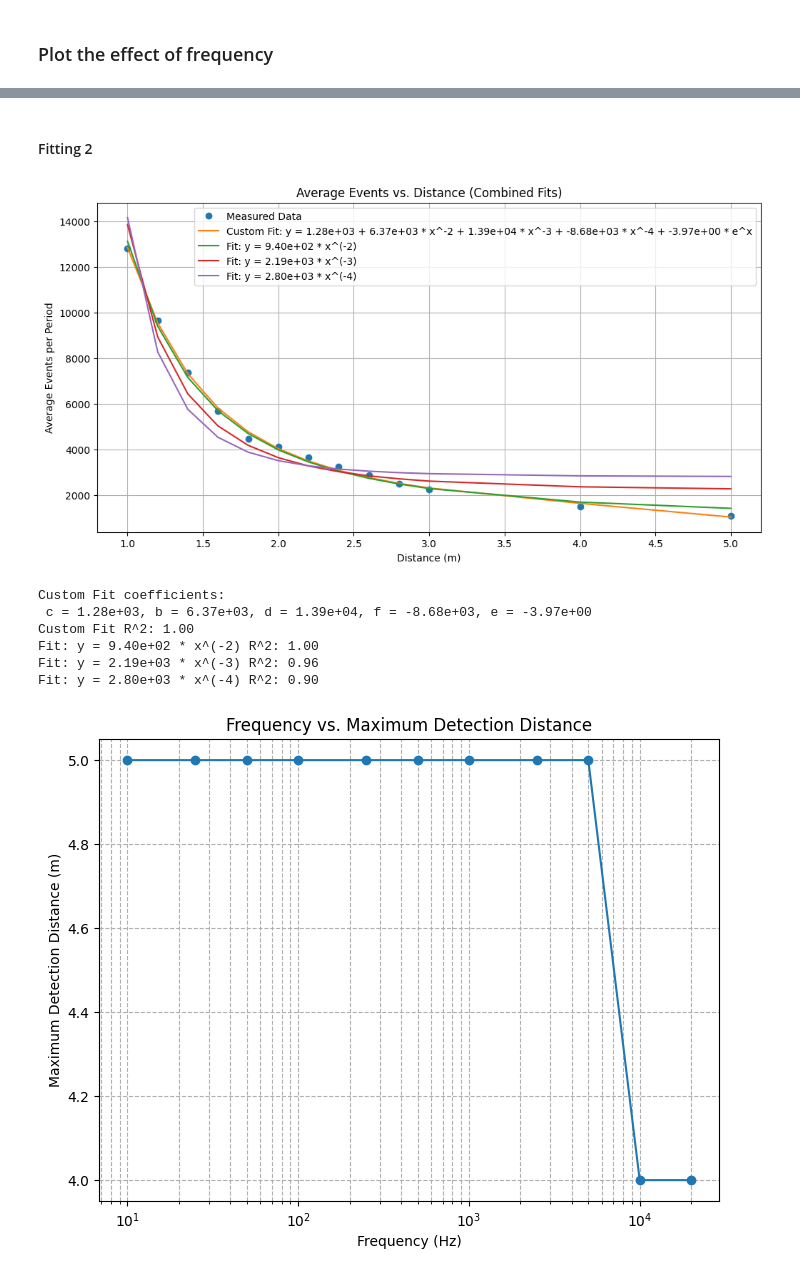
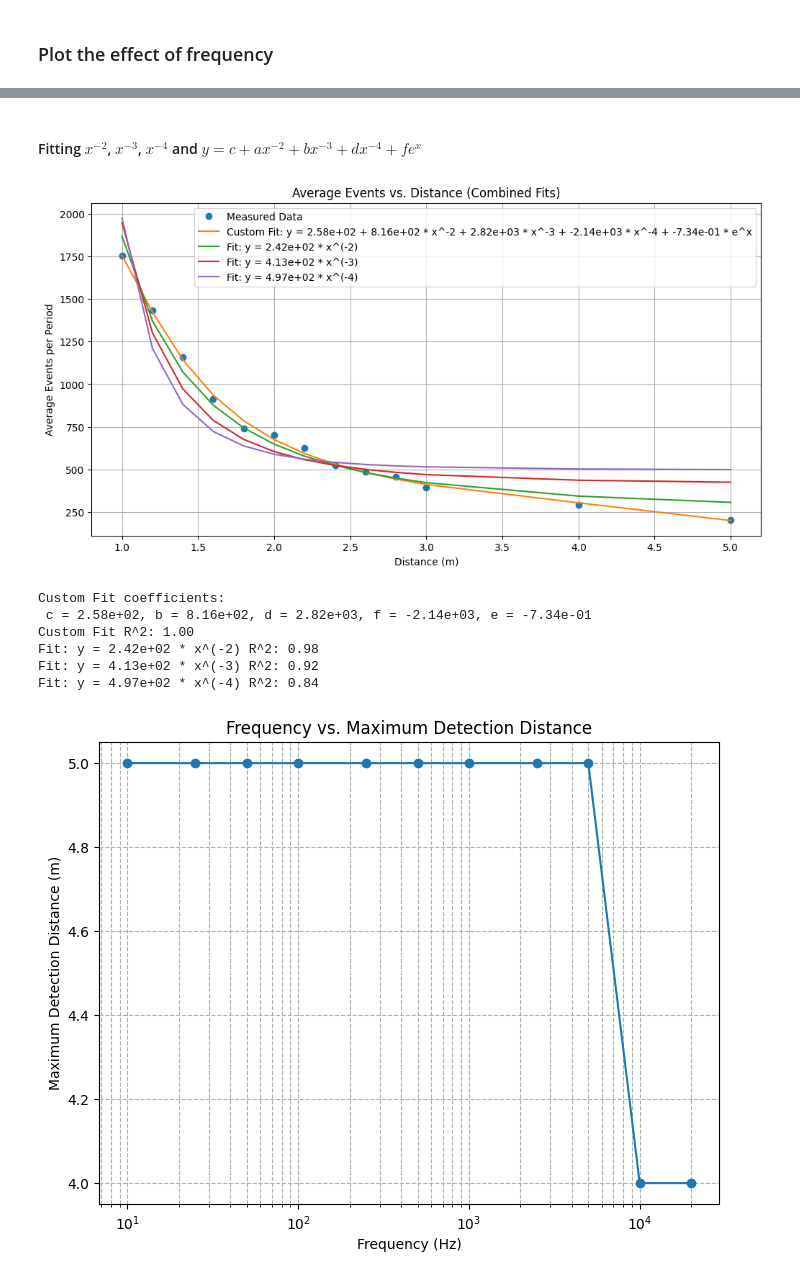
Before and after one commit to kubakubakuba/mrs-uvdar-distance-estimator, a Jupyter notebook: main.ipynb, the cells around one changed output, grey strips where cells are left out. Cells and saved outputs as stored; diff of their text form; code cells hidden in the pictures.

```diff
--- a/main.ipynb
+++ b/main.ipynb
@@ -204,14 +204,14 @@ Frequency index 11: Fitted exponent n: 0.37
-# %% [markdown]
-#### Fitting 2
+# %% [markdown]
+#### Fitting $x^{-2}$, $x^{-3}$, $x^{-4}$ and $y = c + ax^{-2} + bx^{-3} + dx^{-4} + fe^x$
+# %%
+# this is the frequency which will be used for the fitting plot
+
+freq_idx = 5
 # %%
-import numpy as np
-import matplotlib.pyplot as plt
-
 def power_law(x, k, n):
 	return k * x ** (-n)
 
 distances_array = np.array(distances)
-freq_idx = 2
 avg_events = avg_events_array[:, freq_idx]
 
 valid_indices = ~np.isnan(avg_events)
@@ -273,40 +273,40 @@ coefficients_4, residuals_4, rank_4, s_4 = np.linalg.lstsq(X_4, y_custom, rcond=
 k_fit_4, n_fit_4 = coefficients_4
 y_fit_4 = X_4 @ coefficients_4
 fits.append(y_fit_4)
 labels.append(f'Fit: y = {k_fit_4:.2e} * x^(-4)')
 
 # R**2 for x**-4
 ss_res_4 = np.sum((y_custom - y_fit_4) ** 2)
 r2_4 = 1 - (ss_res_4 / ss_tot_custom)
 r2_scores.append(r2_4)
 
 plt.figure(figsize=(12, 6))
 plt.plot(distances_valid, avg_events_valid, 'o', label='Measured Data')
 plt.plot(distances_valid, y_fit_custom, '-', label=f'Custom Fit: y = {c_fit:.2e} + {b_fit:.2e} * x^-2 + {d_fit:.2e} * x^-3 + {f_fit:.2e} * x^-4 + {e_fit:.2e} * e^x')
 
 for fit, label in zip(fits, labels):
 	plt.plot(distances_valid, fit, '-', label=label)
 
 plt.xlabel('Distance (m)')
 plt.ylabel('Average Events per Period')
 plt.title('Average Events vs. Distance (Combined Fits)')
 plt.legend()
 plt.grid(True)
 plt.show()
 
 print(f"Custom Fit coefficients:\n c = {c_fit:.2e}, b = {b_fit:.2e}, d = {d_fit:.2e}, f = {f_fit:.2e}, e = {e_fit:.2e}")
 print(f"Custom Fit R^2: {r2_custom:.2f}")
 
 for i, (label, r2) in enumerate(zip(labels, r2_scores)):
 	print(f"{label} R^2: {r2:.2f}")
 # %% [output]
-[figure, old version]
+[figure, new version]
 Custom Fit coefficients:
- c = 1.28e+03, b = 6.37e+03, d = 1.39e+04, f = -8.68e+03, e = -3.97e+00
+ c = 2.58e+02, b = 8.16e+02, d = 2.82e+03, f = -2.14e+03, e = -7.34e-01
 Custom Fit R^2: 1.00
-Fit: y = 9.40e+02 * x^(-2) R^2: 1.00
-Fit: y = 2.19e+03 * x^(-3) R^2: 0.96
-Fit: y = 2.80e+03 * x^(-4) R^2: 0.90
+Fit: y = 2.42e+02 * x^(-2) R^2: 0.98
+Fit: y = 4.13e+02 * x^(-3) R^2: 0.92
+Fit: y = 4.97e+02 * x^(-4) R^2: 0.84
 # %%
 max_distances = []
 
```
Also changed, not shown: parts of 3 cells of this notebook, 1 other file.
